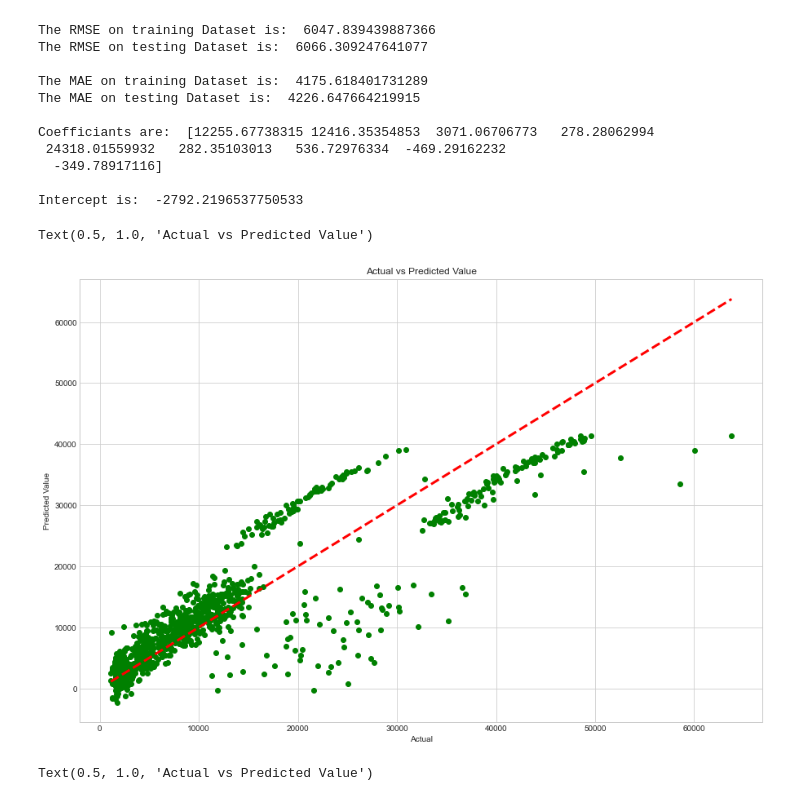
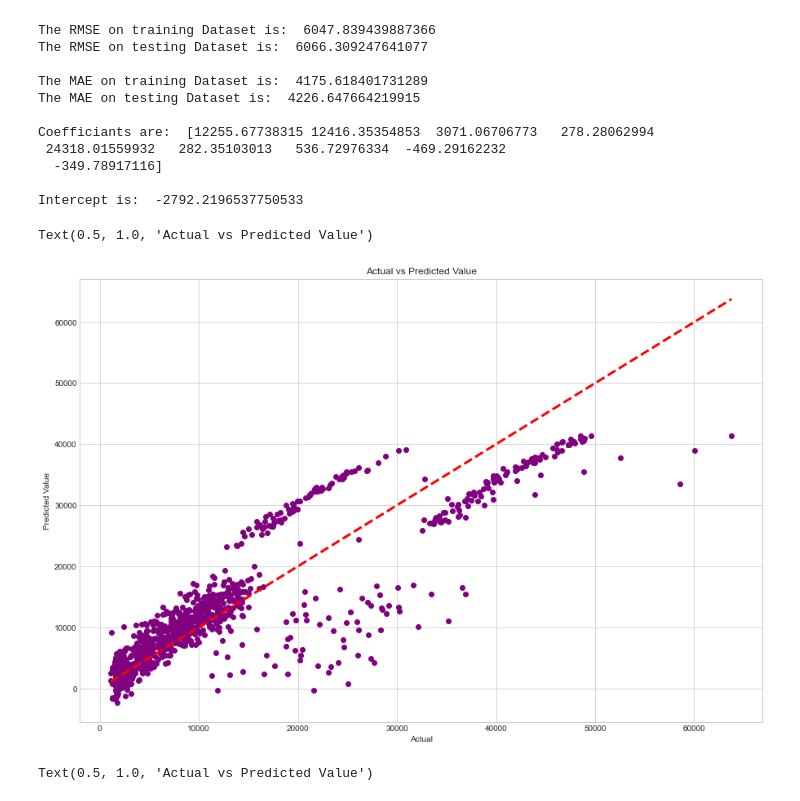
Before and after one commit to Year4-S1/ML_Assignment2_IT19135830_IT19190808_IT19136134_IT19146652, a Jupyter notebook: medical_charges_analysis_note_books/model_evaluation.ipynb, the cells around one changed output. Drawn from its saved outputs; the diff is of its cells as text; code cells hidden in the pictures.

```diff
--- a/medical_charges_analysis_note_books/model_evaluation.ipynb
+++ b/medical_charges_analysis_note_books/model_evaluation.ipynb
@@ -108,16 +67,16 @@ Intercept is:  -2792.2196537750533
 # %%
 # Plotting Actual and Predicted data
 
 plt.figure(figsize=(15,10))
 
-plt.scatter(mt.y_train, mt.y_pred_train, c='green')
+plt.scatter(mt.y_train, mt.y_pred_train, c='purple')
 plt.plot([mt.y_train.min(), mt.y_train.max()], [mt.y_train.min(), mt.y_train.max()], 'k--', color='red', lw=3)
 plt.xlabel('Actual')
 plt.ylabel('Predicted Value')
 plt.title('Actual vs Predicted Value')
 # %% [output]
 Text(0.5, 1.0, 'Actual vs Predicted Value')
-[figure, old version]
+[figure, new version]
 # %%
 # Plotting Residuals
 
```
Also changed, not shown: parts of 2 cells of this notebook.
